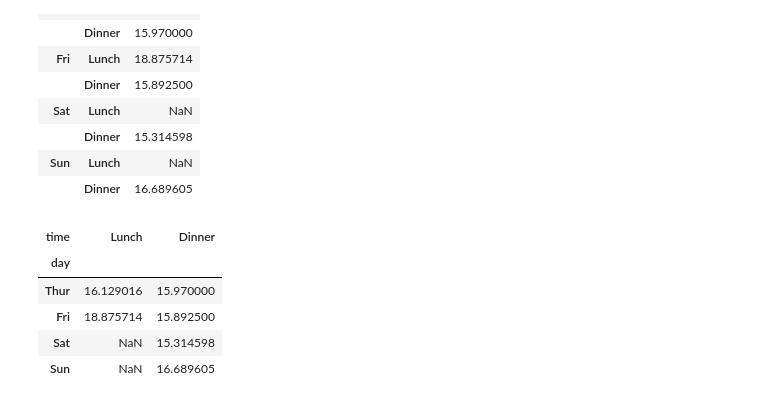
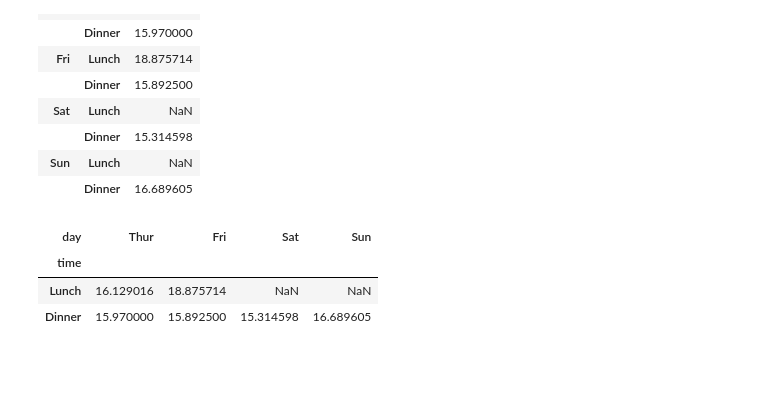
Before and after one commit to youngin0221/Data-Analysis-2021-2, a Jupyter notebook: 02.Pandas/07_그룹분석.ipynb, the cells around one changed output. Cells and saved outputs as stored; diff of their text form; code cells hidden in the pictures; blank space fills up the shorter version.

```diff
--- a/02.Pandas/07_그룹분석.ipynb
+++ b/02.Pandas/07_그룹분석.ipynb
@@ -287,11 +287,9 @@ tips.groupby(['day', 'time'])[['tip_pct']].mean()
 | Sun | Lunch | NaN |
 |  | Dinner | 16.689605 |
 # %%
-tips.pivot_table('tip_pct', 'day', 'time')
+tips.pivot_table('tip_pct', 'time', 'day')
 # %% [output]
-| time | Lunch | Dinner |
-| day |  |  |
-| Thur | 16.129016 | 15.970000 |
-| Fri | 18.875714 | 15.892500 |
-| Sat | NaN | 15.314598 |
-| Sun | NaN | 16.689605 |
+| day | Thur | Fri | Sat | Sun |
+| time |  |  |  |  |
+| Lunch | 16.129016 | 18.875714 | NaN | NaN |
+| Dinner | 15.970000 | 15.892500 | 15.314598 | 16.689605 |
```
Also changed, not shown: parts of 1 cell of this notebook, 3 other files.
